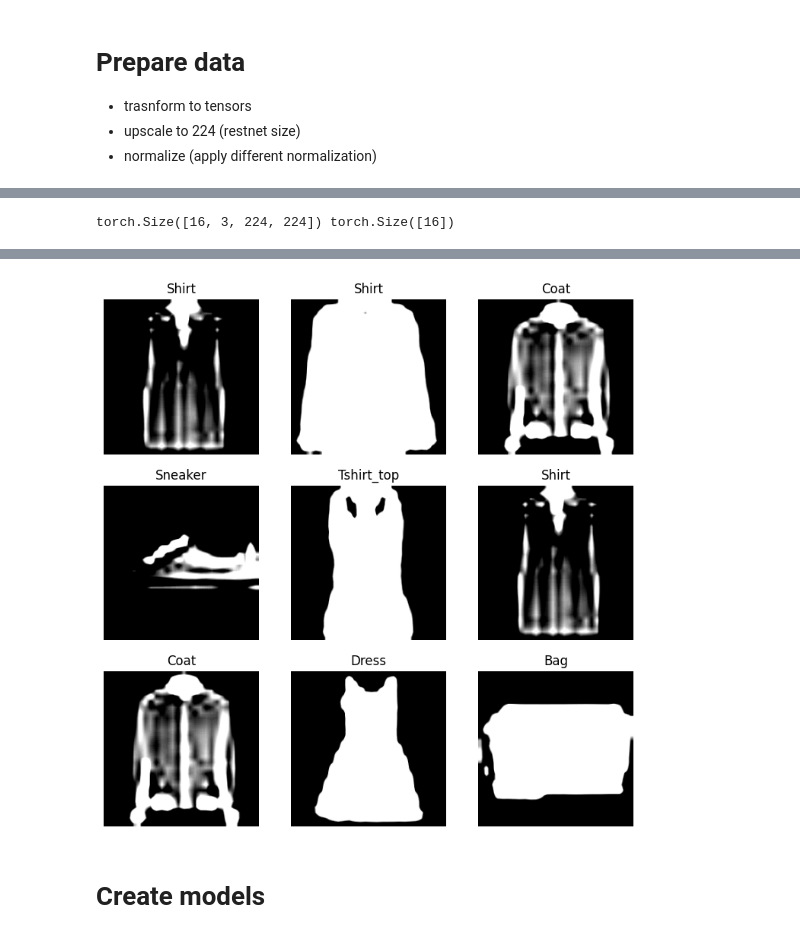
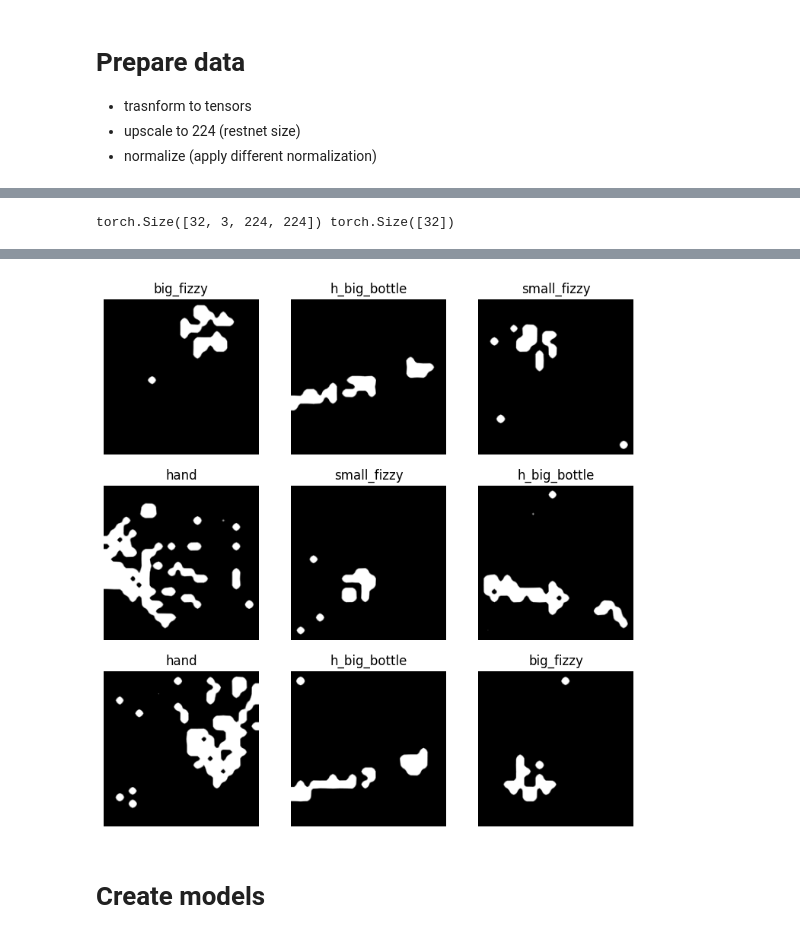
Before and after one commit to gugi200/final_project, a Jupyter notebook: project_y4.ipynb, the cells around one changed output, grey strips where cells are left out. Drawn from its saved outputs; the diff is of its cells as text; code cells hidden in the pictures.

```diff
--- a/project_y4.ipynb
+++ b/project_y4.ipynb
@@ -150,7 +150,7 @@ dirs = os.listdir(customDirPath)
 files = os.listdir(customDirPath / dirs[0])
 
 
-img = Image.open(customDirPath / dirs[0] / "sensor_5200.jpg")
+img = Image.open(customDirPath / dirs[0] / files[0])
 imgNp1 = np.asarray(img)
 imgNp1_T = np.transpose(imgNp1)
 
@@ -373,8 +376,10 @@ preprocess = transforms.Compose([
     transforms.Normalize(mean=[0.25, 0.25, 0.25], std=[0.1, 0.1, 0.1]),
 ])
 # path = colabPath / "dataCollection1_sensor"
-path_train = "data/FashionMNIST/train"
-path_test = "data/FashionMNIST/test"
+# path_train = "data/FashionMNIST/train"
+# path_test = "data/FashionMNIST/test"
+path_train = "extended_train"
+path_test = "extended_test"
 train_data = datasets.ImageFolder(root=path_train,
                                  transform=preprocess, # tranform for the data
                                   target_transform=None) # transform for label
@@ -387,7 +392,7 @@ class_names = train_data.classes
 # %%
 # split data into batches
 from torch.utils.data import DataLoader
-BATCH_SIZE = 16
+BATCH_SIZE = 32
 
 # turn datasets into iterables (batches)
 train_dataloader = DataLoader(dataset=train_data,
@@ -424,3 +430,3 @@ WARNING:matplotlib.image:Clipping input data to the valid range for imshow with
-torch.Size([16, 3, 224, 224]) torch.Size([16])
+torch.Size([32, 3, 224, 224]) torch.Size([32])
 WARNING:matplotlib.image:Clipping input data to the valid range for imshow with RGB data ([0..1] for floats or [0..255] for integers).
 WARNING:matplotlib.image:Clipping input data to the valid range for imshow with RGB data ([0..1] for floats or [0..255] for integers).
@@ -428,4 +433,4 @@ WARNING:matplotlib.image:Clipping input data to the valid range for imshow with
-[figure, old version]
+[figure, new version]
 # %% [markdown]
 # Create models
 # %% [markdown]
```
Also changed, not shown: parts of 12 cells of this notebook.
